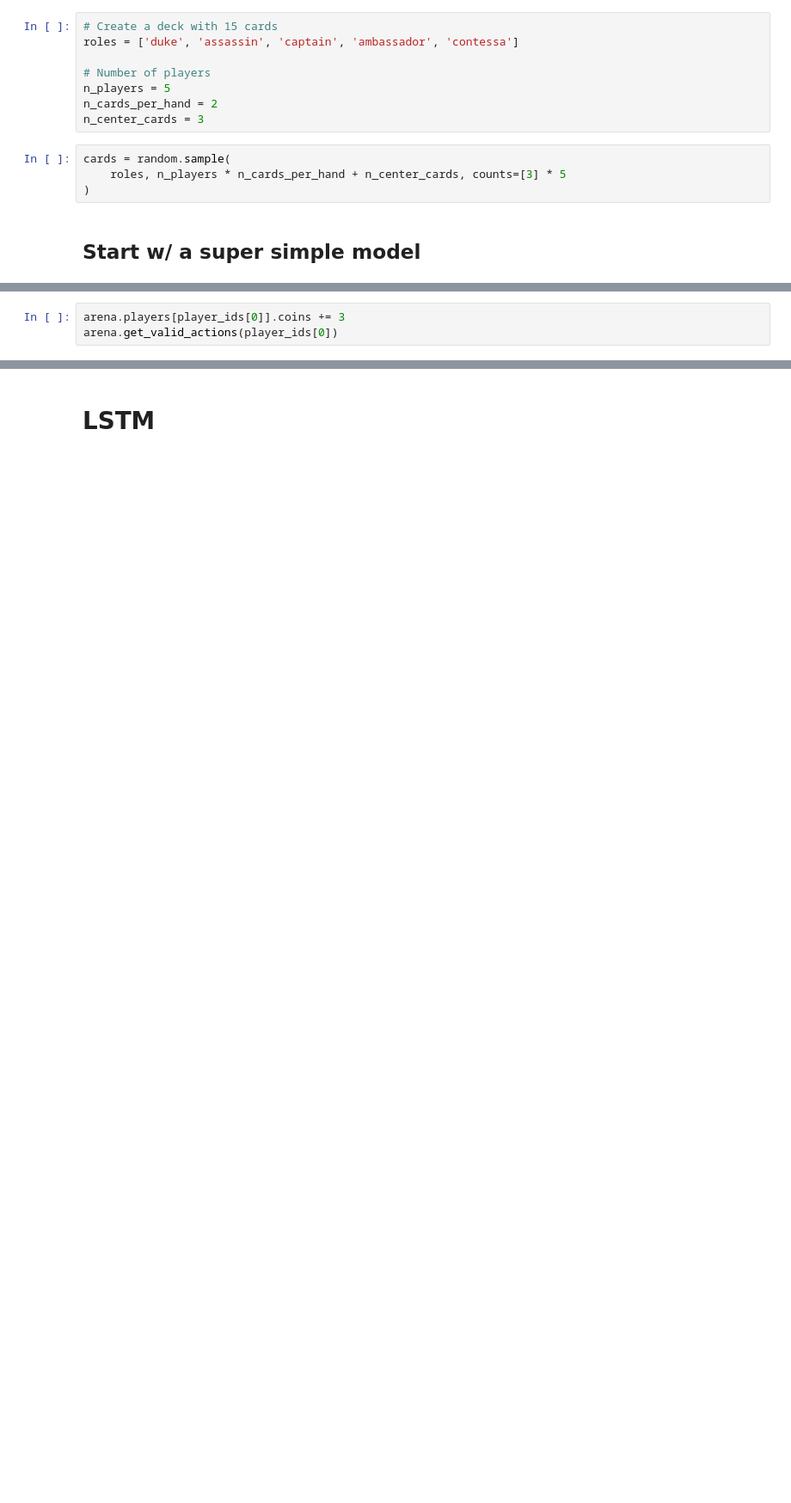
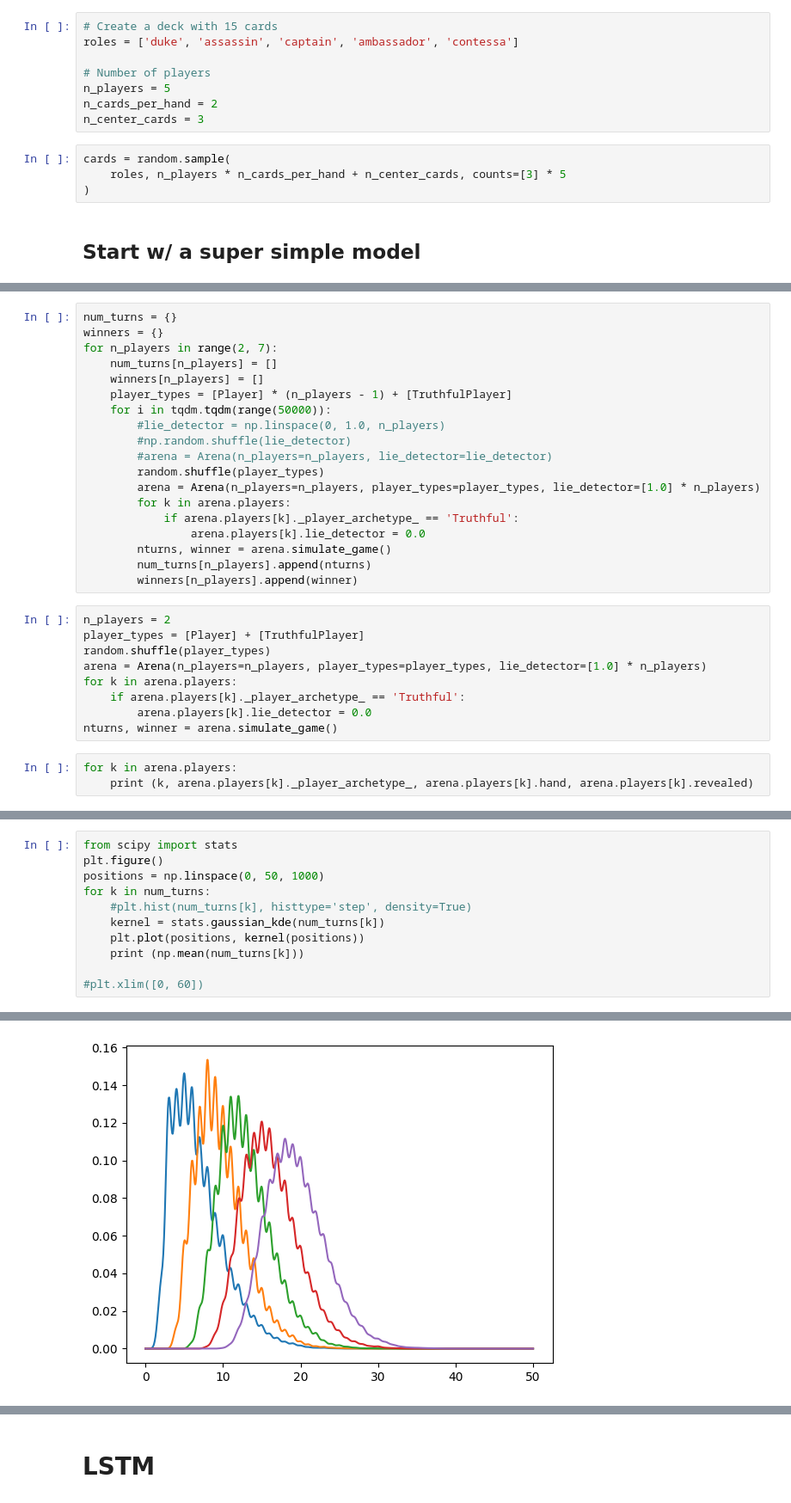
Before and after one commit to tyler-a-cox/coup, a Jupyter notebook: notebooks/coup_playground.ipynb, the cells around one changed output, grey strips where cells are left out. Shown at 86% size. Drawn from its saved outputs; the diff is of its cells as text; blank space fills up the shorter version.

Commit message:
add player archetypes

```diff
--- a/notebooks/coup_playground.ipynb
+++ b/notebooks/coup_playground.ipynb
@@ -173,3 +230,0 @@ player_ids = list(arena.players.keys())
-# %%
-arena.players[player_ids[0]].coins += 3
-arena.get_valid_actions(player_ids[0])
@@ -185,0 +233,31 @@ print (arena.players[player_ids[0]].hand)
+# %%
+num_turns = {}
+winners = {}
+for n_players in range(2, 7):
+    num_turns[n_players] = []
+    winners[n_players] = []
+    player_types = [Player] * (n_players - 1) + [TruthfulPlayer]
+    for i in tqdm.tqdm(range(50000)):
+        #lie_detector = np.linspace(0, 1.0, n_players)
+        #np.random.shuffle(lie_detector)
+        #arena = Arena(n_players=n_players, lie_detector=lie_detector)
+        random.shuffle(player_types)
+        arena = Arena(n_players=n_players, player_types=player_types, lie_detector=[1.0] * n_players)
+        for k in arena.players:
+            if arena.players[k]._player_archetype_ == 'Truthful':
+                arena.players[k].lie_detector = 0.0
+        nturns, winner = arena.simulate_game()
+        num_turns[n_players].append(nturns)
+        winners[n_players].append(winner)
+# %%
+n_players = 2
+player_types = [Player] + [TruthfulPlayer]
+random.shuffle(player_types)
+arena = Arena(n_players=n_players, player_types=player_types, lie_detector=[1.0] * n_players)
+for k in arena.players:
+    if arena.players[k]._player_archetype_ == 'Truthful':
+        arena.players[k].lie_detector = 0.0
+nturns, winner = arena.simulate_game()
+# %%
+for k in arena.players:
+    print (k, arena.players[k]._player_archetype_, arena.players[k].hand, arena.players[k].revealed)
@@ -185,0 +296,12 @@ print (arena.players[player_ids[0]].hand)
+# %%
+from scipy import stats
+plt.figure()
+positions = np.linspace(0, 50, 1000)
+for k in num_turns:
+    #plt.hist(num_turns[k], histtype='step', density=True)
+    kernel = stats.gaussian_kde(num_turns[k])
+    plt.plot(positions, kernel(positions))
+    print (np.mean(num_turns[k]))
+
+#plt.xlim([0, 60])
+# %% [output]
@@ -185,0 +313 @@ print (arena.players[player_ids[0]].hand)
+[figure, added]
```
Also changed, not shown: parts of 11 cells of this notebook, 1 other file.
